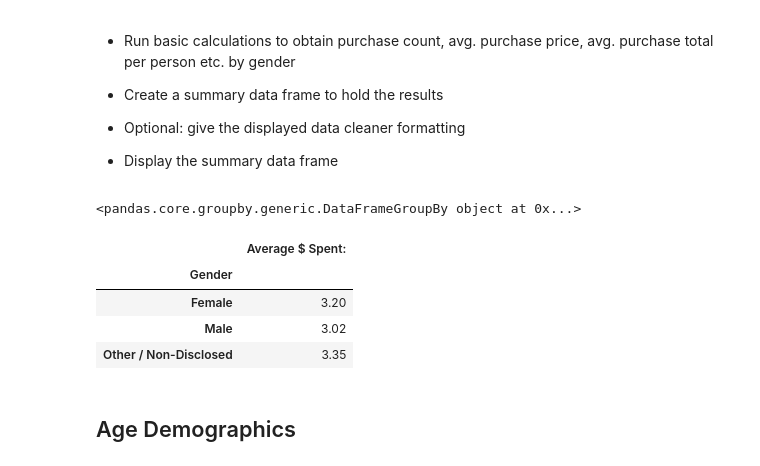
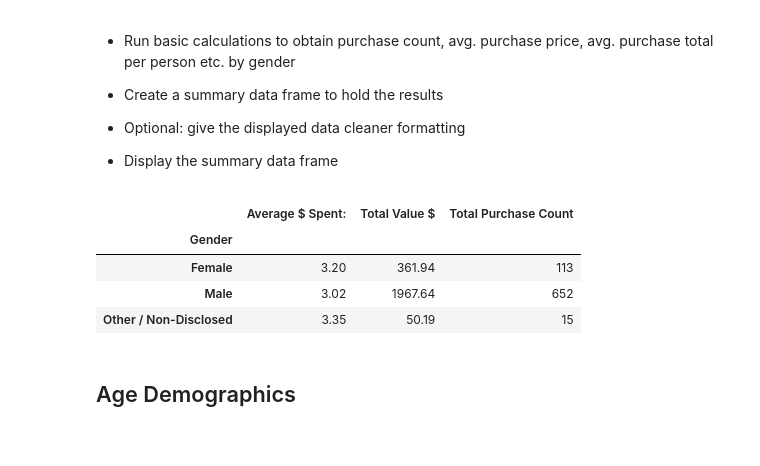
Before and after one commit to BTroolin/pandas-challenge, a Jupyter notebook: HeroesOfPymoli_starter.ipynb, the cells around one changed output. Cells and saved outputs as stored; diff of their text form; code cells hidden in the pictures.

```diff
--- a/HeroesOfPymoli_starter.ipynb
+++ b/HeroesOfPymoli_starter.ipynb
@@ -111,29 +110,25 @@ gender_summary_round.head()
 * Display the summary data frame
 # %%
 gender_groups = purchase_data.groupby(["Gender"])
-print(gender_groups)
+#print(gender_groups)
 #gender_groups["Purchase ID"].count().head()
 
 #purchases by gender
 total_value = gender_groups["Price"].sum()
 total_count = gender_groups["Price"].count()
 
-total_cleaned = total_value.map("${:,.2f}".format)
-
 #average price by gender
 average_gender = gender_groups["Price"].mean()
 
-average_gender_df = pd.DataFrame({"Average $ Spent:":average_gender})
+average_gender_df = pd.DataFrame({"Average $ Spent:":average_gender,"Total Value $":total_value,"Total Purchase Count":total_count})
 # round to two decimals
-average_gender_df_round = average_gender_df.round(2)
-average_gender_df_round
+average_gender_df.round(2)
 # %% [output]
-<pandas.core.groupby.generic.DataFrameGroupBy object at 0x...>
-|  | Average $ Spent: |
-| Gender |  |
-| Female | 3.20 |
-| Male | 3.02 |
-| Other / Non-Disclosed | 3.35 |
+|  | Average $ Spent: | Total Value $ | Total Purchase Count |
+| Gender |  |  |  |
+| Female | 3.20 | 361.94 | 113 |
+| Male | 3.02 | 1967.64 | 652 |
+| Other / Non-Disclosed | 3.35 | 50.19 | 15 |
 # %% [markdown]
 ## Age Demographics
 # %% [markdown]
```
Also changed, not shown: parts of 6 cells of this notebook.
